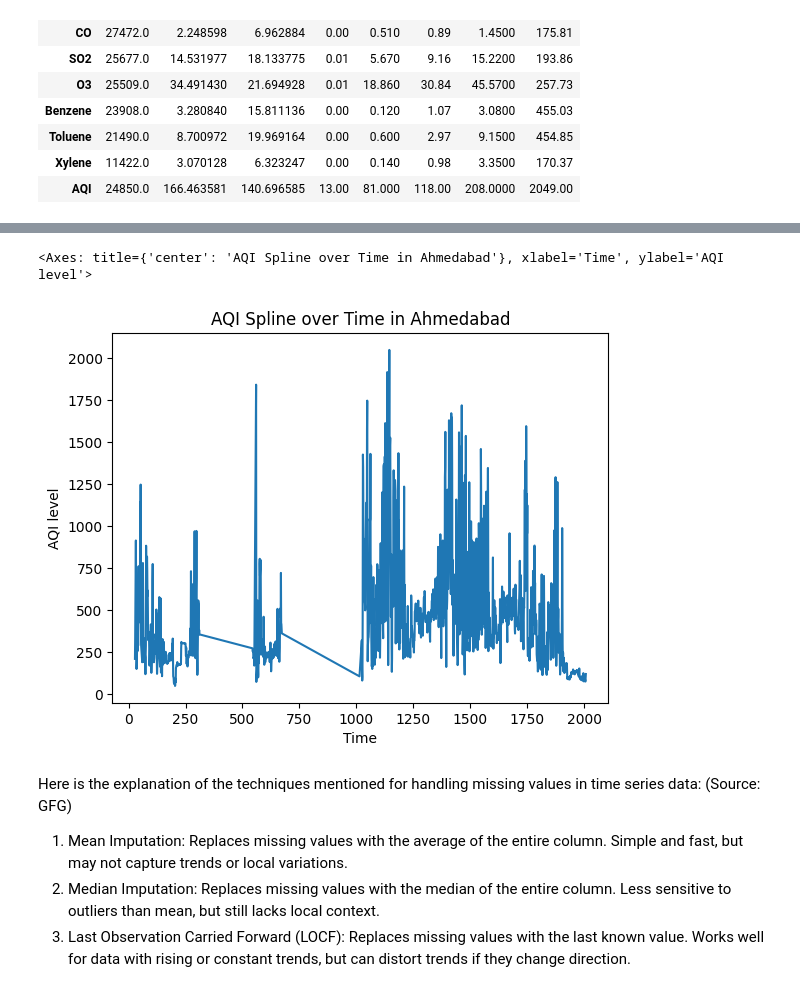
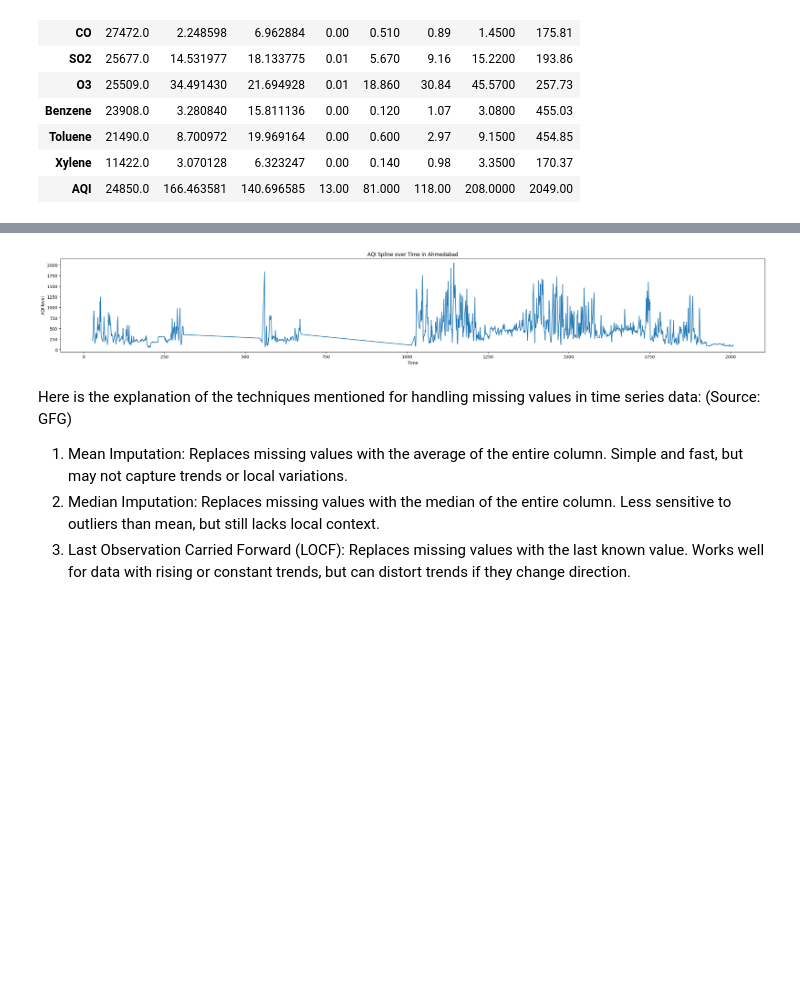
Before and after one commit to AnuraagaNath/ProjectAQI, a Jupyter notebook: anuraaga nath/preprocessing.ipynb, the cells around one changed output, grey strips where cells are left out. Drawn from its saved outputs; the diff is of its cells as text; code cells hidden in the pictures; blank space fills up the shorter version.

```diff
--- a/anuraaga nath/preprocessing.ipynb
+++ b/anuraaga nath/preprocessing.ipynb
@@ -134,10 +139,10 @@ data['AQI'].fillna(data['AQI'].mean()).plot(kind='line', x=city_day['Date'], xla
 # %%
 data['AQI_Spline']= data['AQI'].interpolate(option='spline')
 # %%
-data['AQI_Spline'].plot(kind='line', x=city_day['Date'], xlabel='Time', ylabel='AQI level', title=f'AQI Spline over Time in {city_name}')
+plt.figure(figsize=(30,4))
+data['AQI_Spline'].plot(kind='line', x=city_day['Date'], xlabel='Time', ylabel='AQI level', title=f'AQI Spline over Time in {city_name}');
 # %% [output]
-<Axes: title={'center': 'AQI Spline over Time in Ahmedabad'}, xlabel='Time', ylabel='AQI level'>
-[figure, old version]
+[figure, new version]
 # %% [markdown]
 Here is the explanation of the techniques mentioned for handling missing values in time series data: (Source: GFG)
 
```
Also changed, not shown: parts of 10 cells of this notebook, 1 other file.
